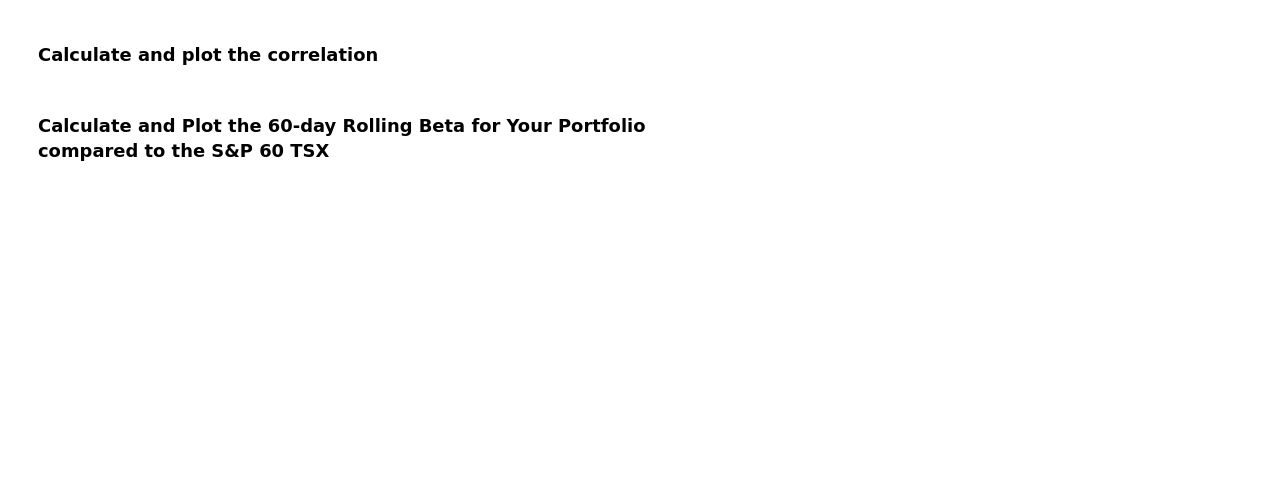
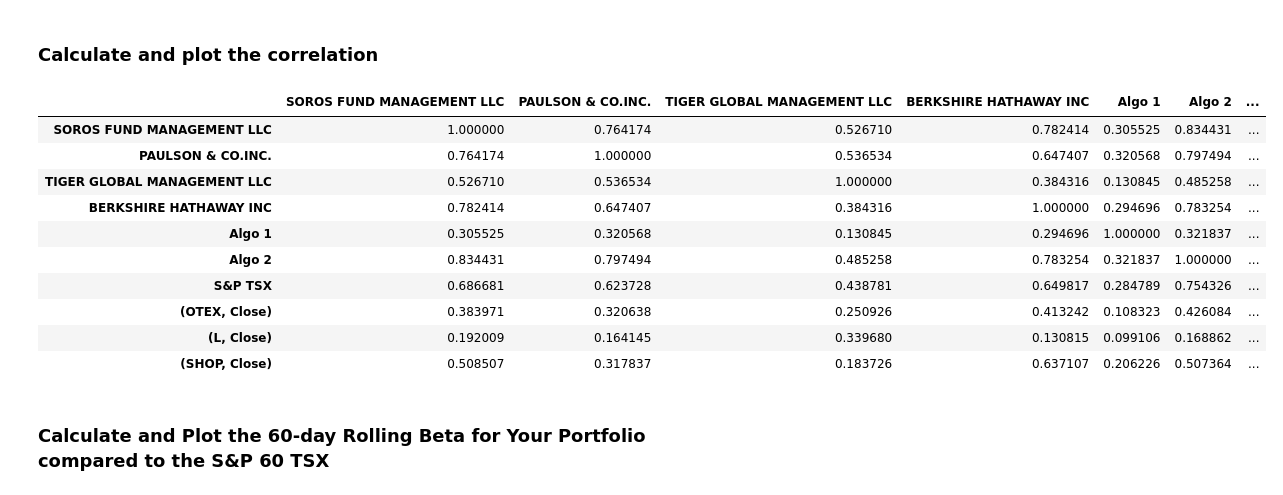
Before and after one commit to sophiepearldgn/Module-4, a Jupyter notebook: whale_analysis.ipynb, the cells around one changed output. Saved outputs shown, nothing was run; the diff lists cells and outputs as text; code cells hidden in the pictures; blank space fills up the shorter version.

```diff
--- a/whale_analysis.ipynb
+++ b/whale_analysis.ipynb
@@ -1041,6 +1046,19 @@ whale_portfolio_returns.rolling(window=21).std().plot(figsize=(20,10), title="Wh
 ### Calculate and plot the correlation
 # %%
 # Calculate and plot the correlation
+new_df.corr()
+# %% [output]
+|  | SOROS FUND MANAGEMENT LLC | PAULSON & CO.INC. | TIGER GLOBAL MANAGEMENT LLC | BERKSHIRE HATHAWAY INC | Algo 1 | Algo 2 | ... |
+| SOROS FUND MANAGEMENT LLC | 1.000000 | 0.764174 | 0.526710 | 0.782414 | 0.305525 | 0.834431 | ... |
+| PAULSON & CO.INC. | 0.764174 | 1.000000 | 0.536534 | 0.647407 | 0.320568 | 0.797494 | ... |
+| TIGER GLOBAL MANAGEMENT LLC | 0.526710 | 0.536534 | 1.000000 | 0.384316 | 0.130845 | 0.485258 | ... |
+| BERKSHIRE HATHAWAY INC | 0.782414 | 0.647407 | 0.384316 | 1.000000 | 0.294696 | 0.783254 | ... |
+| Algo 1 | 0.305525 | 0.320568 | 0.130845 | 0.294696 | 1.000000 | 0.321837 | ... |
+| Algo 2 | 0.834431 | 0.797494 | 0.485258 | 0.783254 | 0.321837 | 1.000000 | ... |
+| S&P TSX | 0.686681 | 0.623728 | 0.438781 | 0.649817 | 0.284789 | 0.754326 | ... |
+| (OTEX, Close) | 0.383971 | 0.320638 | 0.250926 | 0.413242 | 0.108323 | 0.426084 | ... |
+| (L, Close) | 0.192009 | 0.164145 | 0.339680 | 0.130815 | 0.099106 | 0.168862 | ... |
+| (SHOP, Close) | 0.508507 | 0.317837 | 0.183726 | 0.637107 | 0.206226 | 0.507364 | ... |
 # %% [markdown]
 ### Calculate and Plot the 60-day Rolling Beta for Your Portfolio compared to the S&P 60 TSX
 # %%
```
Also changed, not shown: parts of 13 cells of this notebook.
